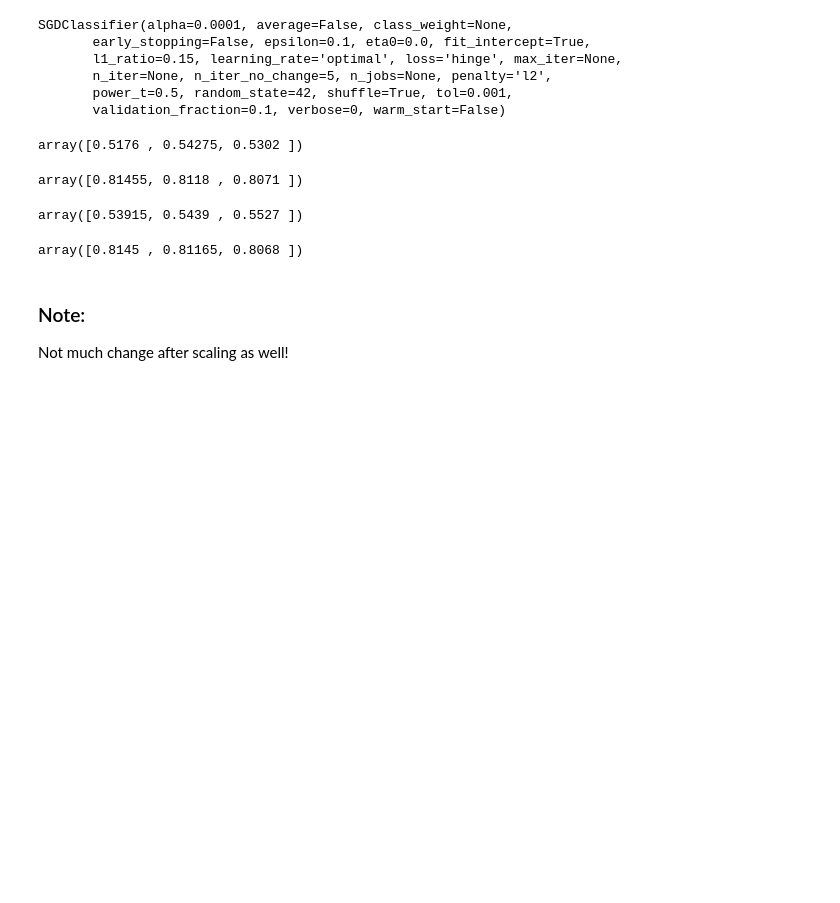
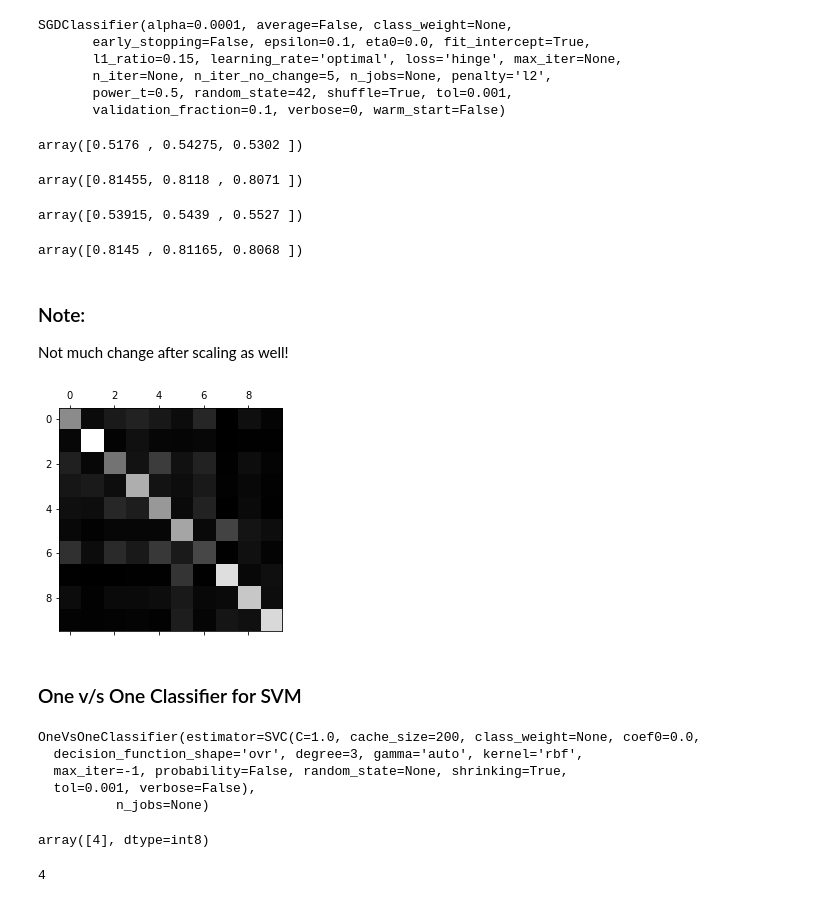
Before and after one commit to ManishaNatarajan/Hands_On_ML, a Jupyter notebook: Fashion_MNIST.ipynb, the cells around one changed output. Saved outputs shown, nothing was run; the diff lists cells and outputs as text; code cells hidden in the pictures; blank space fills up the shorter version.

```diff
--- a/Fashion_MNIST.ipynb
+++ b/Fashion_MNIST.ipynb
@@ -348,3 +348,35 @@ array([0.8145 , 0.81165, 0.8068 ])
 # %% [markdown]
 ### Note:
 Not much change after scaling as well!
+# %%
+# Visualize Confusion Matrix
+y_train_pred = cross_val_predict(sgd_clf, X_train_scaled, y_train, cv=3)
+conf_mx = confusion_matrix(y_train, y_train_pred)
+plt.matshow(conf_mx, cmap=plt.cm.gray)
+plt.show()
+# %% [output]
+[figure, added]
+# %% [markdown]
+### One v/s One Classifier for SVM
+# %%
+from sklearn.multiclass import OneVsOneClassifier
+from sklearn.svm import SVC
+svm_clf = SVC(gamma='auto')
+n_classes = len(labels)
+ovo_clf = OneVsOneClassifier(svm_clf)
+ovo_clf .fit(X_train_scaled, y_train)
+# %% [output]
+OneVsOneClassifier(estimator=SVC(C=1.0, cache_size=200, class_weight=None, coef0=0.0,
+  decision_function_shape='ovr', degree=3, gamma='auto', kernel='rbf',
+  max_iter=-1, probability=False, random_state=None, shrinking=True,
+  tol=0.001, verbose=False),
+          n_jobs=None)
+# %%
+ovo_clf.predict(X_train_scaled[5:6])
+# cross_val_score(ovo_clf, X_train_scaled, y_train, cv=3)
+# %% [output]
+array([4], dtype=int8)
+# %%
+y_train[5]
+# %% [output]
+4
```
Also changed, not shown: parts of 1 cell of this notebook.
